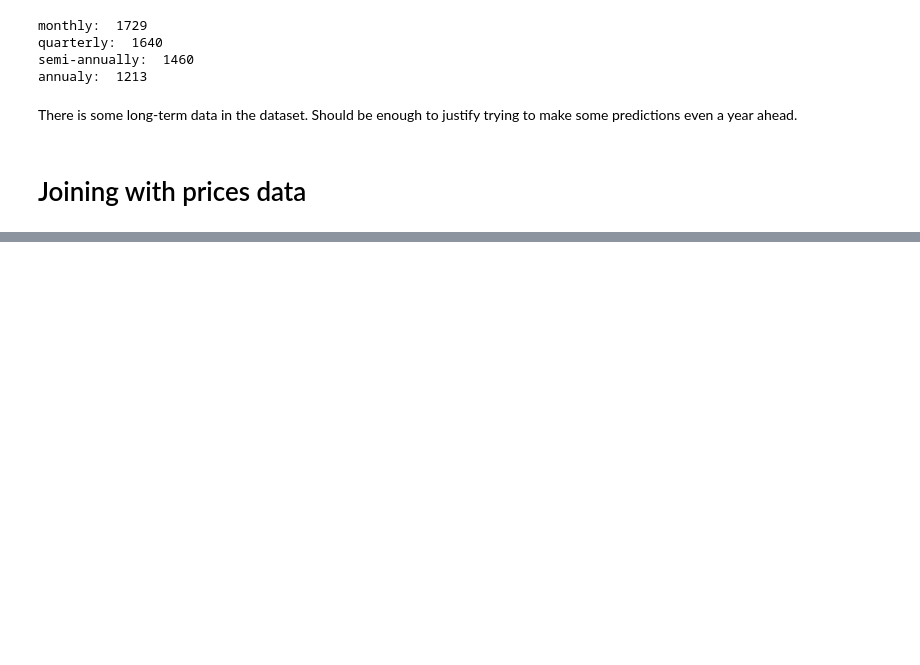
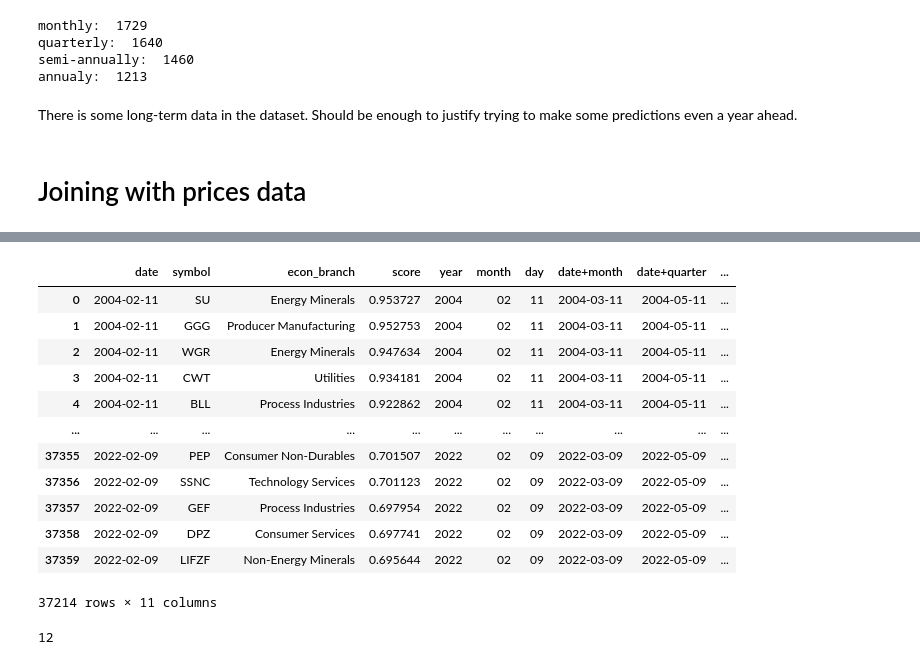
Before and after one commit to MilkSilk/ML_finance, a Jupyter notebook: data_exploration_preparation.ipynb, the cells around one changed output, grey strips where cells are left out. Cells and saved outputs as stored; diff of their text form; code cells hidden in the pictures; blank space fills up the shorter version.

```diff
--- a/data_exploration_preparation.ipynb
+++ b/data_exploration_preparation.ipynb
@@ -509,0 +582,25 @@ There is some long-term data in the dataset. Should be enough to justify trying
+# %%
+data.loc[:, "date+month"] = data["date"]+pd.offsets.DateOffset(months=1)
+data.loc[:, "date+quarter"] = data["date"]+pd.offsets.DateOffset(months=3)
+data.loc[:,"date+halfyear"] = data["date"]+pd.offsets.DateOffset(months=6)
+data.loc[:,"date+year"] = data["date"]+pd.offsets.DateOffset(years=1)
+data
+# %% [output]
+|  | date | symbol | econ_branch | score | year | month | day | date+month | date+quarter | ... |
+| 0 | 2004-02-11 | SU | Energy Minerals | 0.953727 | 2004 | 02 | 11 | 2004-03-11 | 2004-05-11 | ... |
+| 1 | 2004-02-11 | GGG | Producer Manufacturing | 0.952753 | 2004 | 02 | 11 | 2004-03-11 | 2004-05-11 | ... |
+| 2 | 2004-02-11 | WGR | Energy Minerals | 0.947634 | 2004 | 02 | 11 | 2004-03-11 | 2004-05-11 | ... |
+| 3 | 2004-02-11 | CWT | Utilities | 0.934181 | 2004 | 02 | 11 | 2004-03-11 | 2004-05-11 | ... |
+| 4 | 2004-02-11 | BLL | Process Industries | 0.922862 | 2004 | 02 | 11 | 2004-03-11 | 2004-05-11 | ... |
+| ... | ... | ... | ... | ... | ... | ... | ... | ... | ... | ... |
+| 37355 | 2022-02-09 | PEP | Consumer Non-Durables | 0.701507 | 2022 | 02 | 09 | 2022-03-09 | 2022-05-09 | ... |
+| 37356 | 2022-02-09 | SSNC | Technology Services | 0.701123 | 2022 | 02 | 09 | 2022-03-09 | 2022-05-09 | ... |
+| 37357 | 2022-02-09 | GEF | Process Industries | 0.697954 | 2022 | 02 | 09 | 2022-03-09 | 2022-05-09 | ... |
+| 37358 | 2022-02-09 | DPZ | Consumer Services | 0.697741 | 2022 | 02 | 09 | 2022-03-09 | 2022-05-09 | ... |
+| 37359 | 2022-02-09 | LIFZF | Non-Energy Minerals | 0.695644 | 2022 | 02 | 09 | 2022-03-09 | 2022-05-09 | ... |
+37214 rows × 11 columns
+# %%
+for index, row in data.iterrows():
+    print(row['c1'], row['c2'])
+# %% [output]
+12
```
Also changed, not shown: parts of 13 cells of this notebook, 1 other file.
